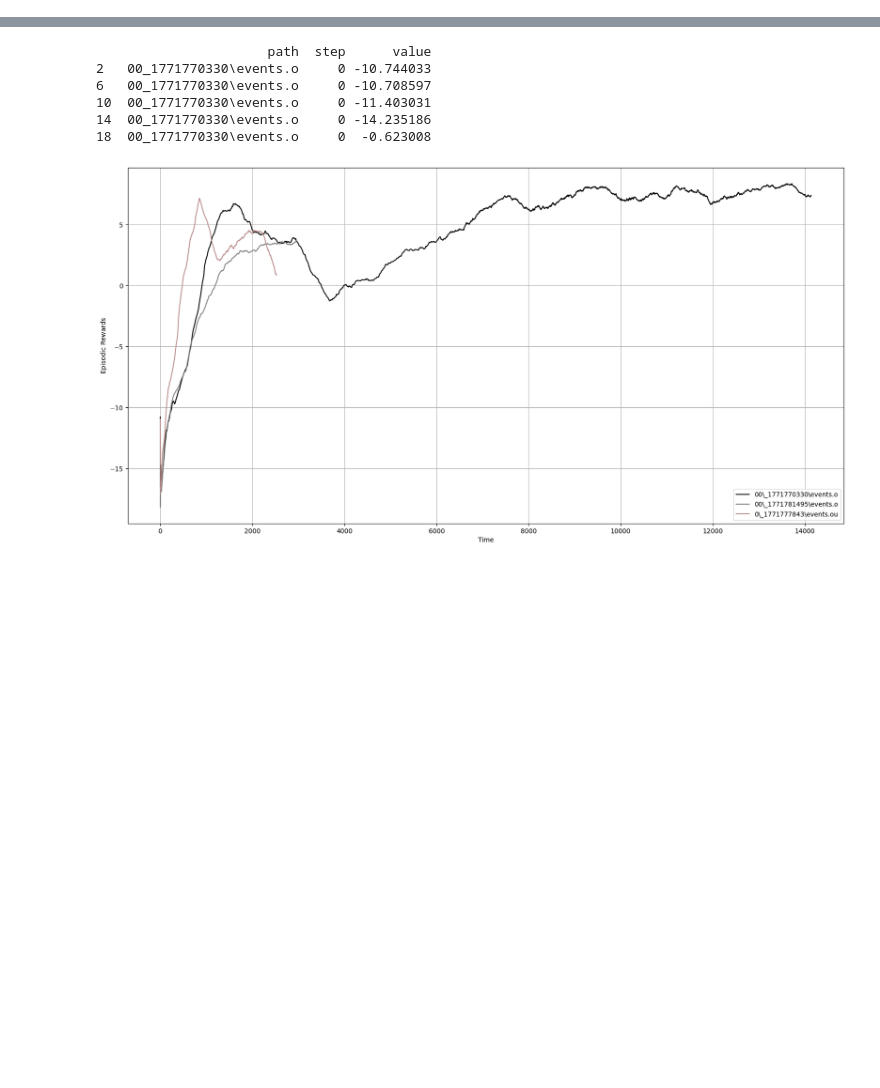
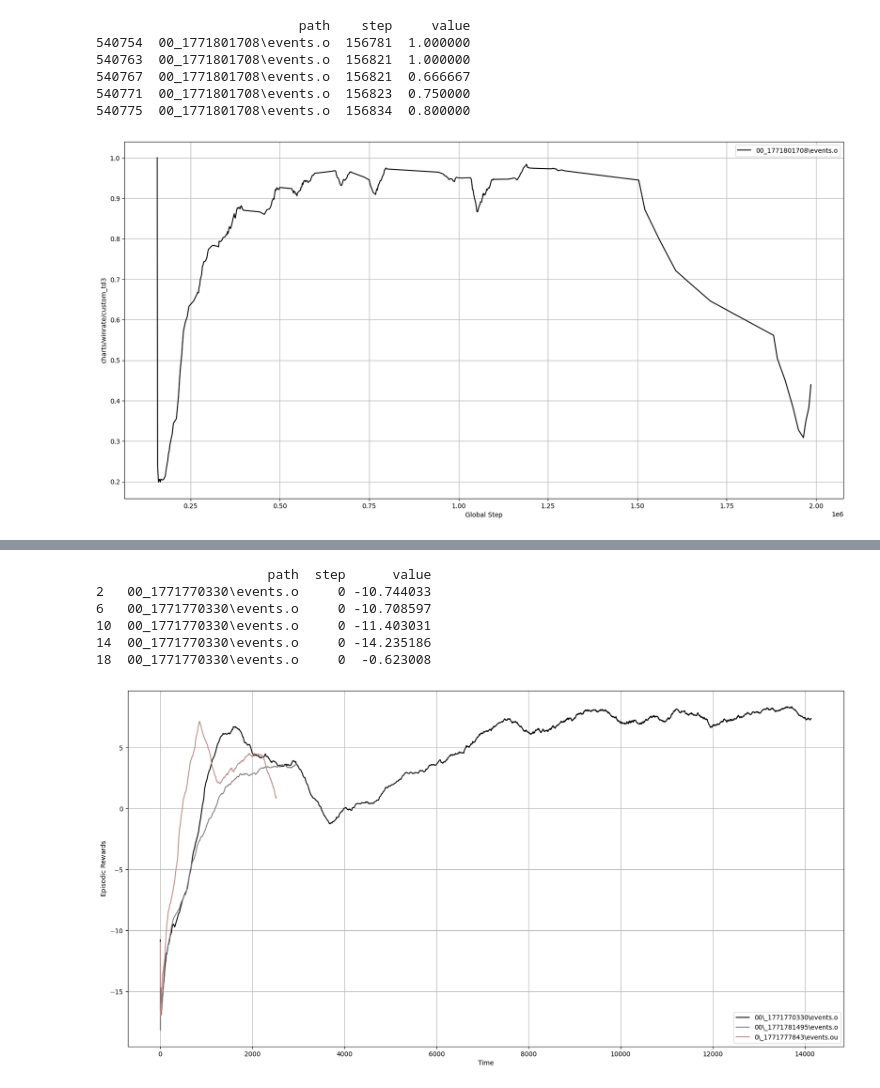
Before and after one commit to richard-be/RL-Hockey, a Jupyter notebook: src/sac/viz.ipynb, the cells around one changed output, grey strips where cells are left out. Cells and saved outputs as stored; diff of their text form; code cells hidden in the pictures; blank space fills up the shorter version.

```diff
--- a/src/sac/viz.ipynb
+++ b/src/sac/viz.ipynb
@@ -67,5 +82,11 @@ df_filtered["value_smooth"] = (
 # %%
-df_filtered["group key"] = df_filtered["path"]
-df_filtered_2 = df_filtered[df_filtered["step"]<=2e6]
-df_downsampled = df_filtered_2.iloc[::100, :]
+plot_tag(df, "charts/winrate/custom_td3")
+# %% [output]
+                          path    step     value
+540754  00_1771801708\events.o  156781  1.000000
+540763  00_1771801708\events.o  156821  1.000000
+540767  00_1771801708\events.o  156821  0.666667
+540771  00_1771801708\events.o  156823  0.750000
+540775  00_1771801708\events.o  156834  0.800000
+[figure, added]
 # %%
```
Also changed, not shown: parts of 4 cells of this notebook, 1 other file.
